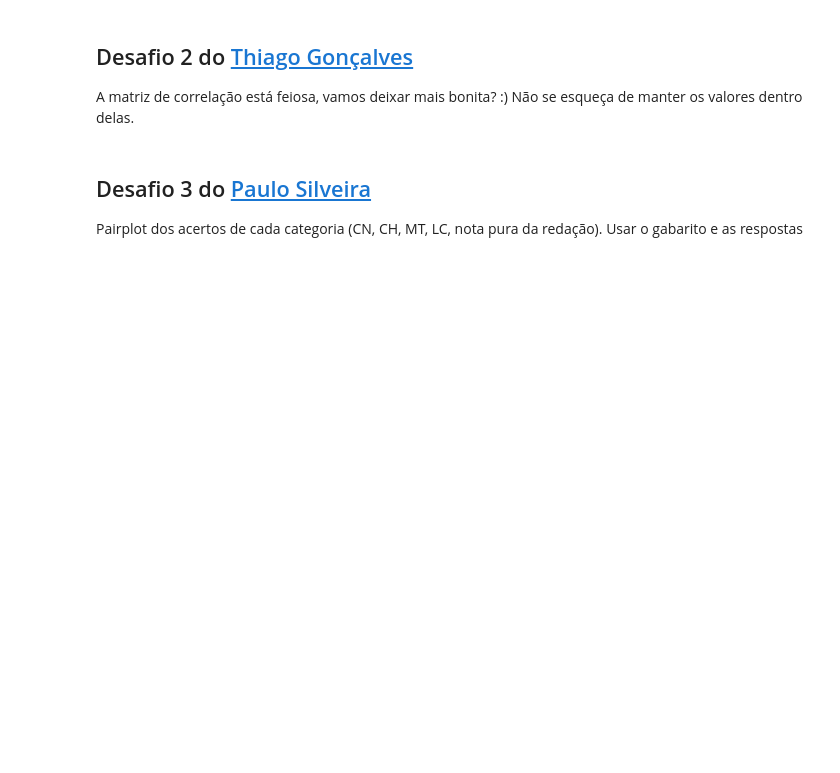
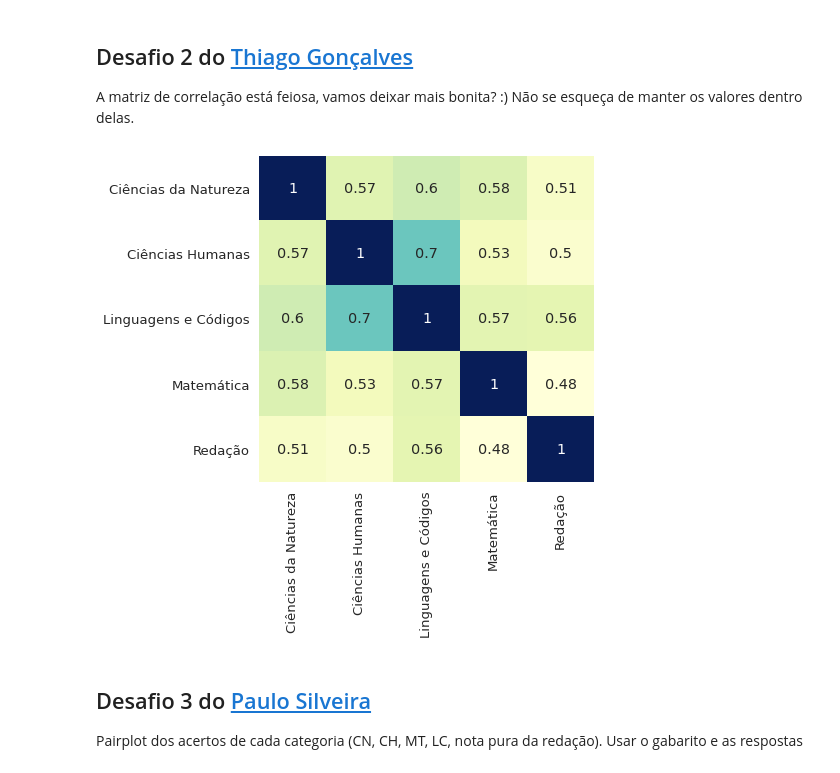
Before and after one commit to alexandrealvees/Quarentena, a Jupyter notebook: quarentena_de_dados_alura.ipynb, the cells around one changed output. Cells and saved outputs as stored; diff of their text form; code cells hidden in the pictures; blank space fills up the shorter version.

```diff
--- a/quarentena_de_dados_alura.ipynb
+++ b/quarentena_de_dados_alura.ipynb
@@ -1437,6 +1458,28 @@ Se a pessoa não teve presença, preencha a nota dela com algum número. A nota
 ## Desafio 2 do [Thiago Gonçalves](https://twitter.com/tgcsantos)
 
 A matriz de correlação está feiosa, vamos deixar mais bonita? :) Não se esqueça de manter os valores dentro delas.
+# %%
+sns.set(font_scale=1.2)
+
+labels = ['Ciências da Natureza', 'Ciências Humanas', 'Linguagens e Códigos', 'Matemática', 'Redação']
+
+plt.figure(figsize=(6, 6))
+ax = sns.heatmap(
+    corr,
+    annot=True,
+    cmap="YlGnBu",
+    cbar=False,
+    xticklabels=labels,
+    yticklabels=labels,
+    # mask=np.triu(np.ones_like(corr, dtype=np.bool))
+)
+
+plt.show()
+
+# Reseta as configurações para o padrão
+sns.set()
+# %% [output]
+[figure, added]
 # %% [markdown]
 ## Desafio 3 do [Paulo Silveira](https://twitter.com/paulo_caelum)
 
```
Also changed, not shown: parts of 8 cells of this notebook.
